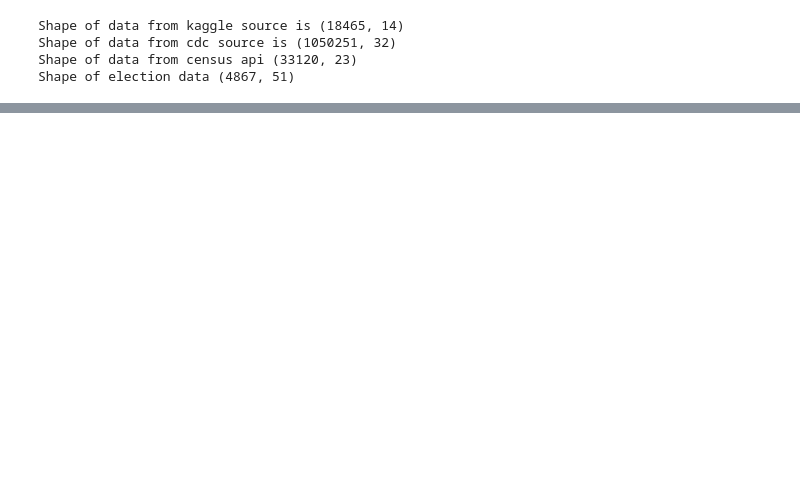
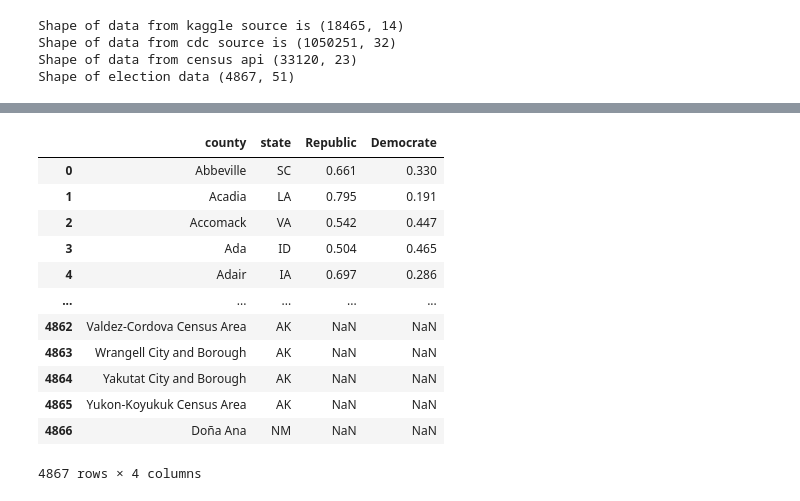
Before and after one commit to pandeysudip/COVID-19-Vaccination-Rate, a Jupyter notebook: analysis.ipynb, the cells around one changed output, grey strips where cells are left out. Saved outputs shown, nothing was run; the diff lists cells and outputs as text; code cells hidden in the pictures; blank space fills up the shorter version.

```diff
--- a/analysis.ipynb
+++ b/analysis.ipynb
@@ -66,0 +55,3 @@ cdc_vaccine_df
+# %%
+#getting a copy of election data
+election_df=election_data_df.copy()
@@ -66,0 +74,24 @@ cdc_vaccine_df
+# %%
+#selecting only certain columns
+election_df=election_df[['county', 'state',  'percentage20_Donald_Trump',
+       'percentage20_Joe_Biden']]
+# %%
+#rename columns
+election_df.rename(columns={'percentage20_Donald_Trump':'Republic',
+                           'percentage20_Joe_Biden':'Democrate'}, inplace=True)
+# %%
+election_df
+# %% [output]
+|  | county | state | Republic | Democrate |
+| 0 | Abbeville | SC | 0.661 | 0.330 |
+| 1 | Acadia | LA | 0.795 | 0.191 |
+| 2 | Accomack | VA | 0.542 | 0.447 |
+| 3 | Ada | ID | 0.504 | 0.465 |
+| 4 | Adair | IA | 0.697 | 0.286 |
+| ... | ... | ... | ... | ... |
+| 4862 | Valdez-Cordova Census Area | AK | NaN | NaN |
+| 4863 | Wrangell City and Borough | AK | NaN | NaN |
+| 4864 | Yakutat City and Borough | AK | NaN | NaN |
+| 4865 | Yukon-Koyukuk Census Area | AK | NaN | NaN |
+| 4866 | Doña Ana | NM | NaN | NaN |
+4867 rows × 4 columns
```
Also changed, not shown: parts of 22 cells of this notebook.
